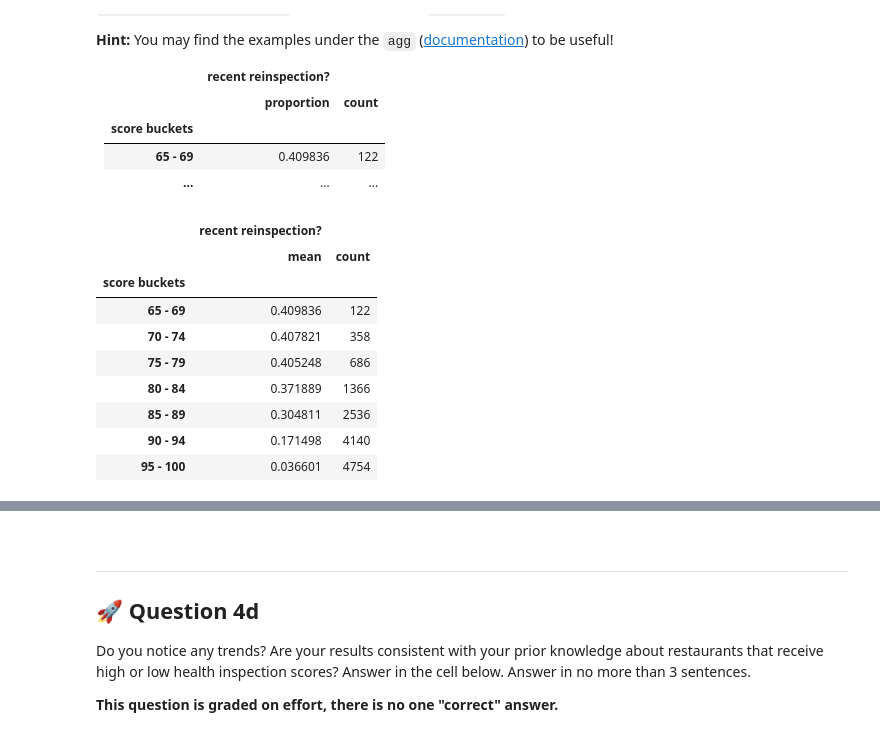
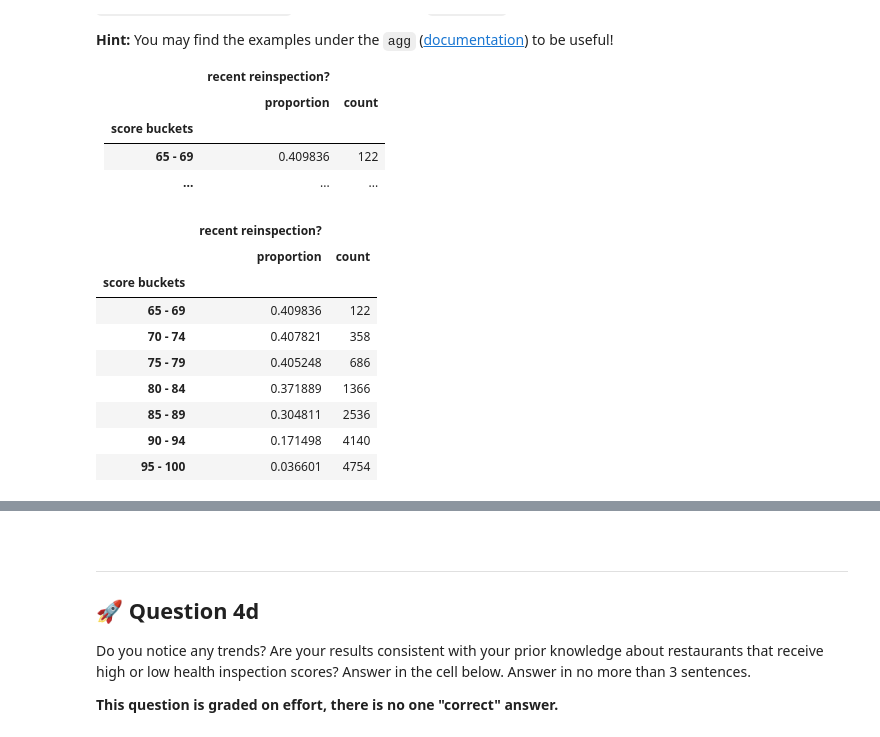
Before and after one commit to zaddle55/sp26-ds100-material, a Jupyter notebook: hw/hw02B/hw02B.ipynb, the cells around one changed output, grey strips where cells are left out. Saved outputs shown, nothing was run; the diff lists cells and outputs as text; code cells hidden in the pictures.

```diff
--- a/hw/hw02B/hw02B.ipynb
+++ b/hw/hw02B/hw02B.ipynb
@@ -566,11 +568,11 @@ To conclude our analysis, use `reinspections_filtered` to generate a `DataFrame`
     </tbody></table>
 # %%
 reinspection_proportions = reinspections_filtered.groupby('score buckets').agg({'recent reinspection?': ['mean', 'count']})
-reinspection_proportions.rename(columns={('recent reinspection?', 'mean'): 'proportion'})
+reinspection_proportions = reinspection_proportions.rename(columns={'mean': 'proportion'})
 reinspection_proportions
 # %% [output]
 |  | recent reinspection? |  |
-|  | mean | count |
+|  | proportion | count |
 | score buckets |  |  |
 | 65 - 69 | 0.409836 | 122 |
 | 70 - 74 | 0.407821 | 358 |
```
Also changed, not shown: parts of 10 cells of this notebook.
